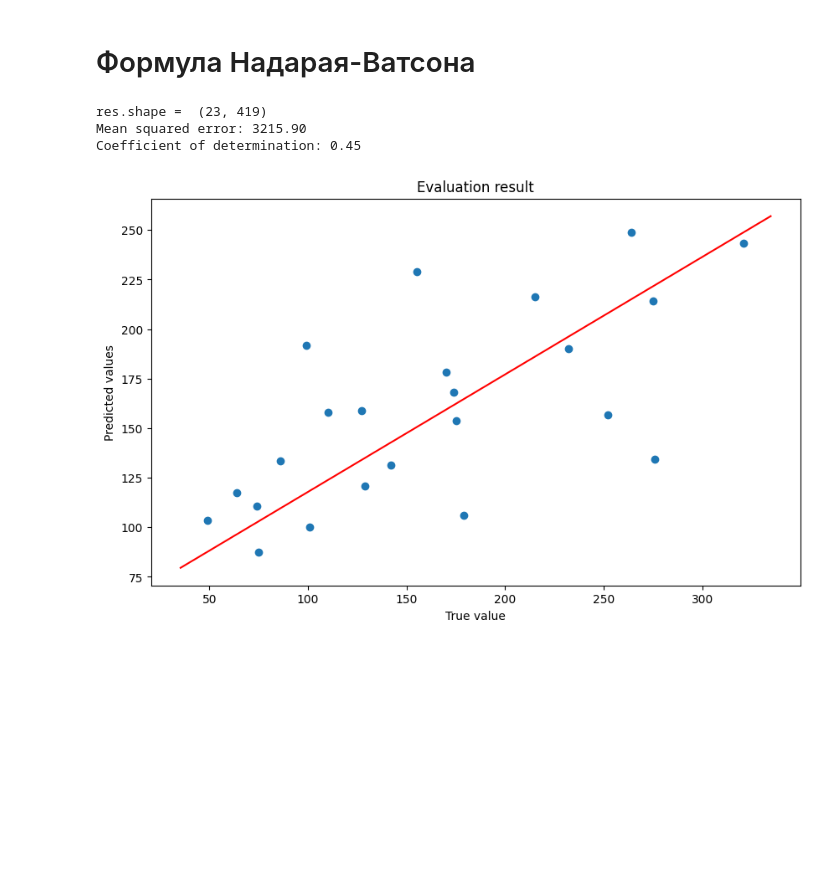
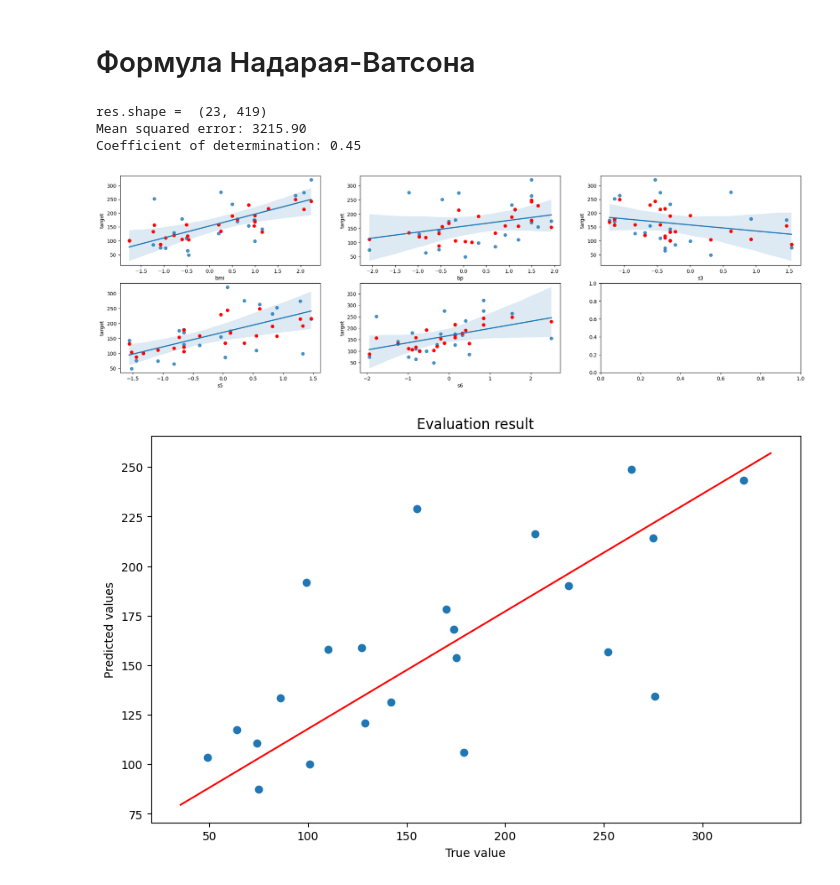
Before and after one commit to Tako-San/ml-course, a Jupyter notebook: t1/main.ipynb, the cells around one changed output. Cells and saved outputs as stored; diff of their text form; code cells hidden in the pictures; blank space fills up the shorter version.

Commit message:
Added plots

```diff
--- a/t1/main.ipynb
+++ b/t1/main.ipynb
@@ -180,21 +180,24 @@ for i, val in enumerate(X.columns.values):
 # %%
 regr = linear_model.LinearRegression()
 regr.fit(X_train, y_train)
-y_pred = regr.predict(X_test)
+lin_pred = regr.predict(X_test)
 
 print("Coefficients: \n", regr.coef_)
-print("Mean squared error: %.2f" % metrics.mean_squared_error(y_test, y_pred))
-print("Coefficient of determination: %.2f" % metrics.r2_score(y_test, y_pred)) # 1 is perfect prediction
+print("Mean squared error: %.2f" % metrics.mean_squared_error(y_test, lin_pred))
+print("Coefficient of determination: %.2f" % metrics.r2_score(y_test, lin_pred)) # 1 is perfect prediction
 
-Xy_test = X_test.join(y);
 
-cols = 3
-fig, axs = plt.subplots(ncols=cols, nrows=2, figsize=(24, 7))
+def print_by_feature(features, target, pred):
+  cols = 3
+  fig, axs = plt.subplots(ncols=cols, nrows=2, figsize=(24, 7))
 
-for i, val in enumerate(X_test.columns.values):
-  ax = axs[i // cols, i % cols]
-  sns.regplot(x=val, y='target', data=Xy_test, ax=ax, fit_reg=True)
-  ax.scatter(X_test[val], y_pred, color="red")
+  Xy_test = features.join(target);
+  for i, val in enumerate(features.columns.values):
+    ax = axs[i // cols, i % cols]
+    sns.regplot(x=val, y='target', data=Xy_test, ax=ax, fit_reg=True)
+    ax.scatter(features[val], pred, color="red")
+
+print_by_feature(X_test, y_test, lin_pred)
 # %% [output]
 Coefficients:
  [[25.5464761  13.43248377 -9.55476625 22.12236001  1.702828  ]]
@@ -223,32 +226,37 @@ class FNV(object):
         self.kernel = lambda x: np.ones_like(x)
         if kernel is not None:
             self.kernel = kernel
 
     def predict(self, X):
         dst = distance.cdist(X, self.X)
         kernel = self.kernel(dst)
 
         features = np.sum(self.Y * kernel, axis=-1)
         return features / (np.sum(kernel, axis=-1) + 1e-10)
 
     def fit(self, X, Y):
         self.X, self.Y = np.array(X), np.array(Y)
 
 def K(dst, h=2):
     ret = np.array(dst)/h
     res = (1 - ret**2) * (np.abs(ret) <= 1)
     print("res.shape = ", res.shape)
     return res
 
 fnv = FNV(kernel=lambda x: K(x, h=2.2))
 fnv.fit(X_train, y_train.T)
 fnv_pred = fnv.predict(np.array(X_test))
 
 print("Mean squared error: %.2f" % metrics.mean_squared_error(y_test, fnv_pred))
 print("Coefficient of determination: %.2f" % metrics.r2_score(y_test, fnv_pred)) # 1 is perfect prediction
-print_evaluation_result(y_test.values, fnv_pred)
+
+print_by_feature(X_test, y_test, fnv_pred)
 # %% [output]
 res.shape =  (23, 419)
 Mean squared error: 3215.90
 Coefficient of determination: 0.45
-[figure, old version]
+[figure, new version]
+# %%
+print_evaluation_result(y_test.values, fnv_pred)
+# %% [output]
+[figure, added]
```
Also changed, not shown: parts of 1 cell of this notebook.
